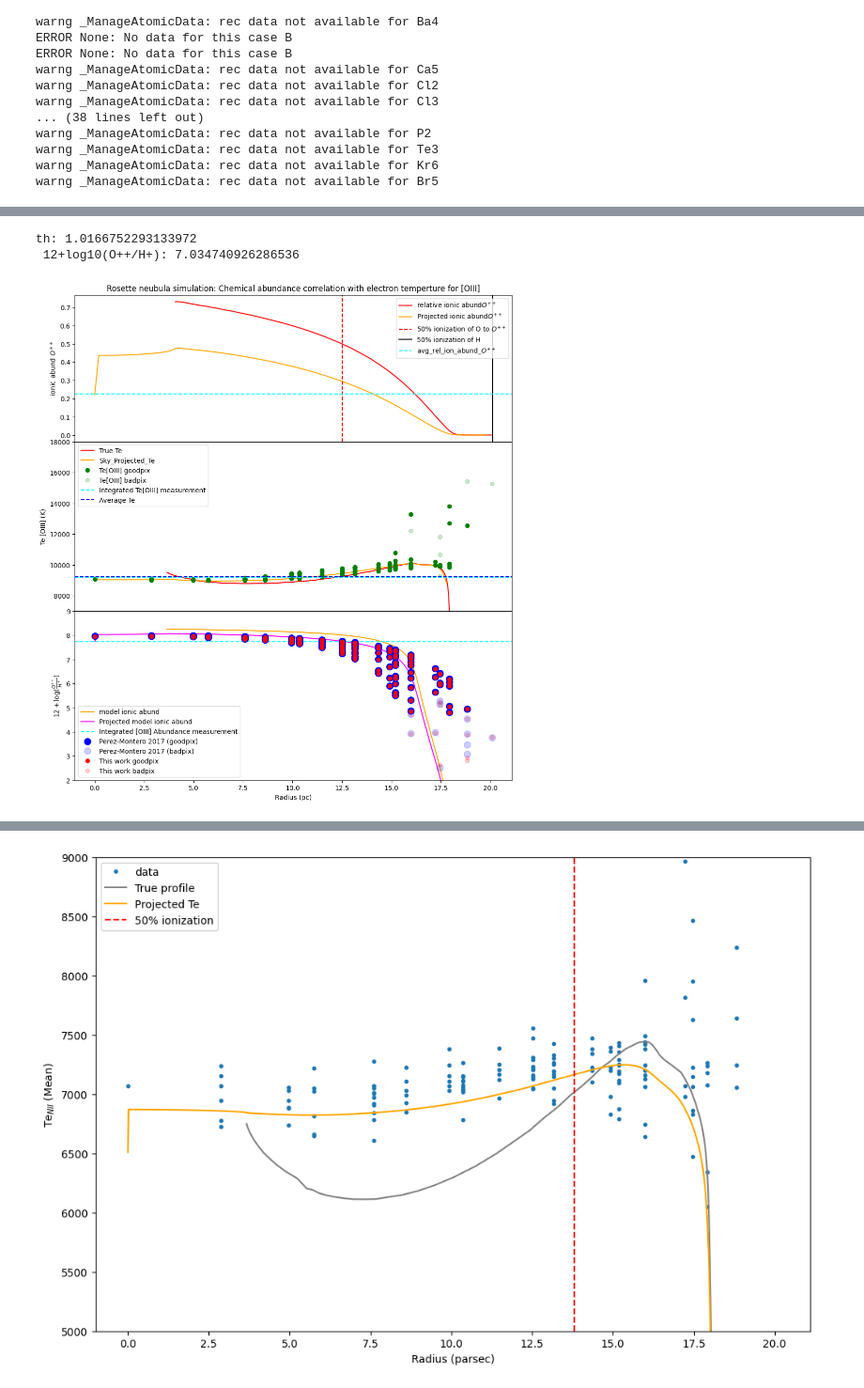
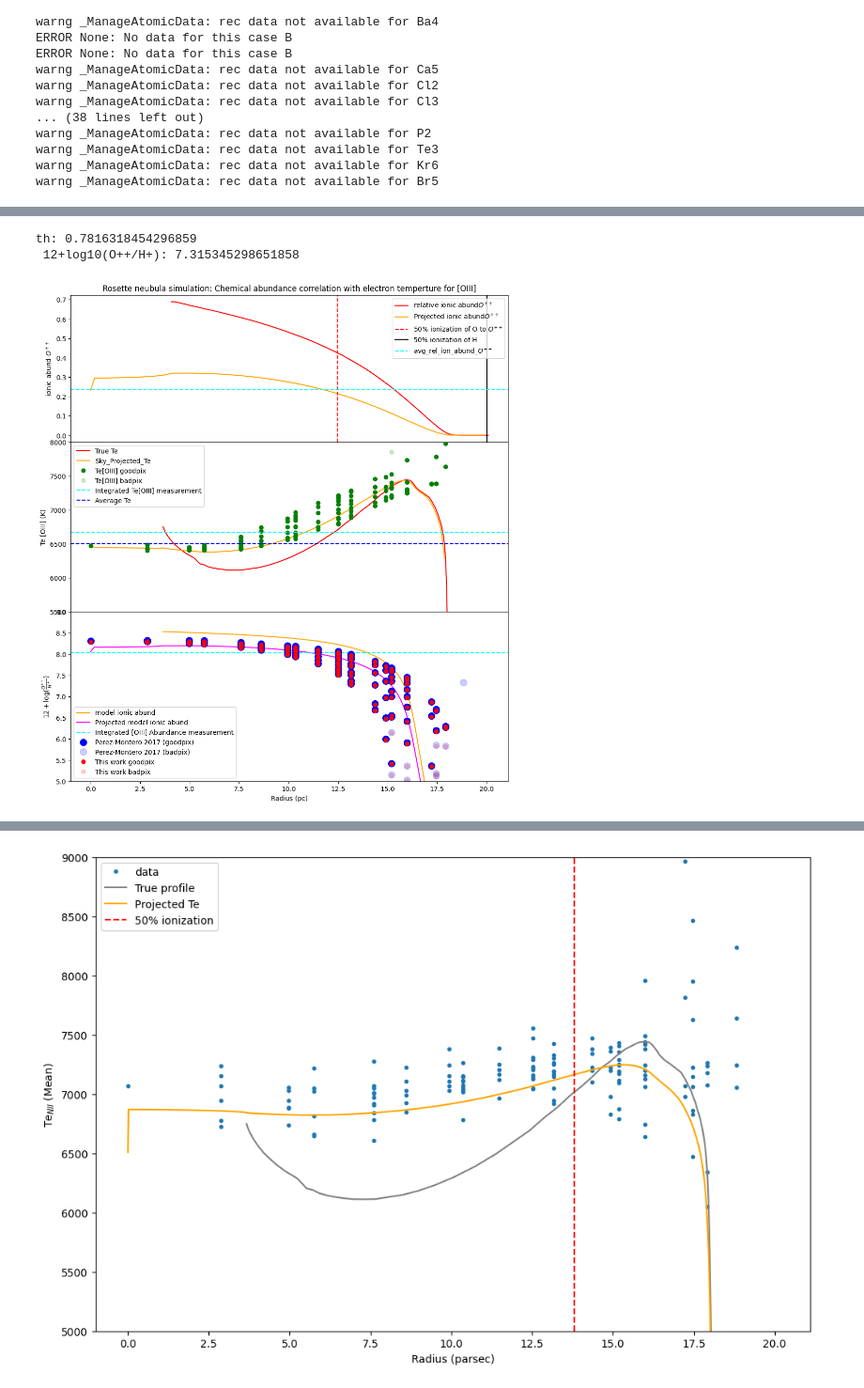
Before and after one commit to Amrita27singh/lvmnebular, a Jupyter notebook: Testing_lvmnebular.ipynb, the cells around one changed output, grey strips where cells are left out. Shown at 94% size. Cells and saved outputs as stored; diff of their text form; code cells hidden in the pictures.

```diff
--- a/Testing_lvmnebular.ipynb
+++ b/Testing_lvmnebular.ipynb
@@ -11,7 +8,7 @@ import matplotlib.pyplot as plt
 import os
 # %%
 u=lvmnebular.simulation()
-u.loadsim('Bubble_v2_5e-14',900) #native simulation
+u.loadsim('Bubble_v2_1e-11',900) #native simulation
 #u.loadsim('Bubble_v2_5e-14', 900, vorbin=True) #voronoi simulation
 #u.loadsim('Bubble_v2_5e-14', 900, snbin=True) #snbin simulation
 # %% [output]
@@ -21,9 +18,9 @@ Loading simfile: /home/amrita/LVM/lvmnebular/Bubble_v2_5e-14/outputs/Bubble_v2_5
 no.of bins: 169
 # %%
 #native simulation
-u.fitlines(sys_vel=20, lines0= np.array([9532, 9069, 7319, 7320, 7330, 7331, 6731, 6716, 6584, 6563, 6548, 6312, 5755, 5007, 4959, 4861, 4363, 4069, 4076, 3970, 3729, 3726]), radbin=False, vorbin=False, rbinmax=260, drbin=15, loadfile=False, plot=False) #native sim
+u.fitlines(sys_vel=20, lines0= np.array([9532, 9069, 7319, 7320, 7330, 7331, 6731, 6716, 6584, 6563, 6548, 6312, 5755, 5007, 4959, 4861, 4363, 4069, 4076, 3970, 3729, 3726]), radbin=False, vorbin=False, rbinmax=260, drbin=15, loadfile=True, plot=False) #native sim
 
-#u.fitlines(sys_vel=20, lines0= np.array([4363, 5007]), radbin=False, vorbin=False, rbinmax=260, drbin=15, loadfile=False, plot=True) #native sim
+#u.fitlines(sys_vel=20, lines0= np.array([4069, 4076, 6716, 6731]), radbin=False, vorbin=False, rbinmax=260, drbin=15, loadfile=False, plot=True) #native sim
 
 #voronoibin sim
 #u.fitlines(sys_vel=20, lines0= np.array([9069, 7319, 7320, 7330, 7331, 6731, 6717, 6584, 6563, 6548, 6312, 5755, 5007, 4959, 4861, 4363, 4069, 4076, 3970, 3729, 3726]), radbin=False, vorbin=True, rbinmax=260, drbin=15, loadfile=False, plot=False) #voronoi sim
@@ -273,7 +268,7 @@ I_5007=u.linefitdict['5007_flux']
 I_4861=u.linefitdict['4861_flux']
 Th=u.linefitdict['TeO3']/1e4
 
-Abund_O3=np.log10(np.divide((I_4959+I_5007),I_4861))+6.1868+np.divide(1.2491,Th)-0.5816*np.log10(Th) # from Perez-Montero 20??
+Abund_O3=np.log10(np.divide((I_4959+I_5007),I_4861))+6.1868+np.divide(1.2491,Th)-0.5816*np.log10(Th) # from Perez-Montero 2017
 print('th:', np.nanmean(Th),'\n','12+log10(O++/H+):', np.nanmean(Abund_O3))
 
 good=u.linefitdict['4363_flux']/u.linefitdict['4363_flux_err']>=3
@@ -300,47 +295,47 @@ ax2.axhline(y=u.int_TO3, c='cyan', linestyle='--', label='Integrated Te[OIII] me
 ax2.axhline(y=u.avgTe, c='blue', linestyle='--', label='Average Te')
 
 
-ax2.set_ylim(7000, 18000)
+ax2.set_ylim(5500, 8000)
 ax2.set_ylabel('Te [OIII] (K)')
 ax2.legend()
 
 # O++ ionic abundance
-Zmodel= 0.5                                   # cloudy model abundance relative to solar
+Zmodel= 1.0                                    # cloudy model abundance relative to solar
 logOHsun= -3.31                               # solar abundance patter from GASS (Grevesse et al 2010)
 logOHmodel = logOHsun + np.log10(Zmodel)      # total Oxygen elemental abundance in the model
 logOppHmodel = logOHmodel+np.log10(u.vals[6]) # ionic abundance of O++ in the model
 logOppHproj = logOHmodel+np.log10(u.aproj)    # ionic abundance of O++ in the model
 
 ax.plot(u.vals[0], 12+logOppHmodel, color='orange', label='model ionic abund')
 ax.plot(u.R, 12+logOppHproj, color='magenta', label='Projected model ionic abund')
-ax.set_ylim(2,9)
+ax.set_ylim(5,9)
 ax.axhline(y=12+np.log10(u.int_OppH), c='cyan', linestyle='--', label='Integrated [OIII] Abundance measurement')
 
 ax.plot(rad[good], Abund_O3[good], 'o', color='blue', markersize='10', label='Perez-Montero 2017 (goodpix)')
 ax.plot(rad[bad], Abund_O3[bad], 'o', color='blue', markersize='10', label='Perez-Montero 2017 (badpix)', alpha=0.2)
 ax.plot(rad[good], 12+np.log10(u.OppH)[good], 'o', color='red', label='This work goodpix')
 ax.plot(rad[bad], 12+np.log10(u.OppH)[bad], 'o', color='red', label='This work badpix', alpha=0.2)
 
 ax.set_xlabel('Radius (pc)')
 #ax.set_ylabel('12+log10(O++/H+)')
 ax.set_ylabel(r'$12+\log(\frac{O^{++}}{H^+})$')
 ax.legend(loc='lower left')
 
 ax1.set_position([0.125, 0.8, 0.775, 0.26])  # [left, bottom, width, height]
 ax2.set_position([0.125, 0.5, 0.775, 0.3])
 ax.set_position([0.125, 0.2, 0.775, 0.3])
 
 plotdir=u.datadir+u.simname+'/'+'Abundance_plots_'+u.simname +'/'
 if (not os.path.isdir(plotdir)):
     os.mkdir(plotdir)
 
 plt.savefig('/'+plotdir+'/'+'TeO3_chem_abundO3_vs_R_present.png', dpi=200)
 #plt.savefig('/home/amrita/LVM/lvmnebular/Bubble_v2_5e-14/Bubble_v2_5e-14_snbinned/Bubble_v2_5e-14_snbinned_plotprofile/snbin_TeO3_chem_abundO3_vs_R.png', dpi=300)
 plt.show()
 # %% [output]
-th: 1.0166752293133972
- 12+log10(O++/H+): 7.034740926286536
+th: 0.7816318454296859
+ 12+log10(O++/H+): 7.315345298651858
-[figure, old version]
+[figure, new version]
 # %%
 # Plot for [NII]
 # %%
```
Also changed, not shown: parts of 11 cells of this notebook, 3 other files.
